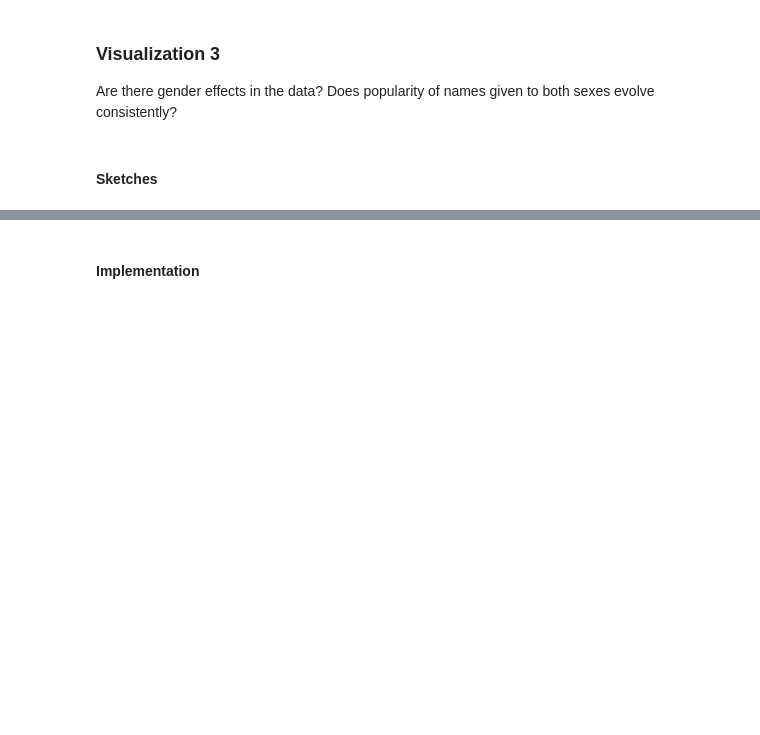
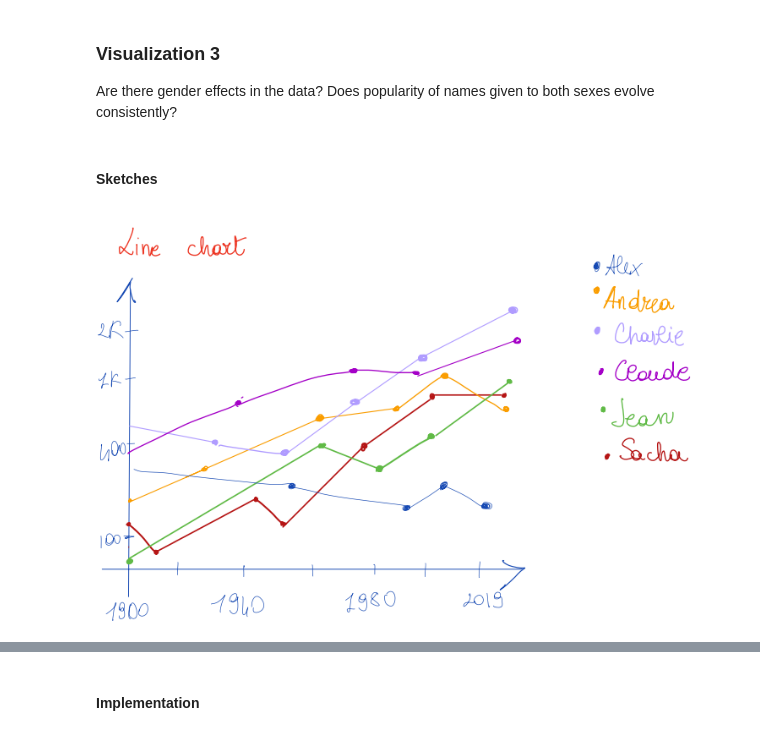
Before and after one commit to liadsantos/baby_names_visualization, a Jupyter notebook: notebook.ipynb, the cells around one changed output, grey strips where cells are left out. Saved outputs shown, nothing was run; the diff lists cells and outputs as text; code cells hidden in the pictures; blank space fills up the shorter version.

Commit message:
skatches visualization 3

```diff
--- a/notebook.ipynb
+++ b/notebook.ipynb
@@ -91,3 +91,7 @@ Is there a regional effect in the data? Are some names more popular in some regi
 Are there gender effects in the data? Does popularity of names given to both sexes evolve consistently?
 # %% [markdown]
 #### Sketches
+# %%
+Image(filename="./images/LineChart.png")
+# %% [output]
+[figure, added]
```
Also changed, not shown: parts of 4 cells of this notebook, 4 other files.
